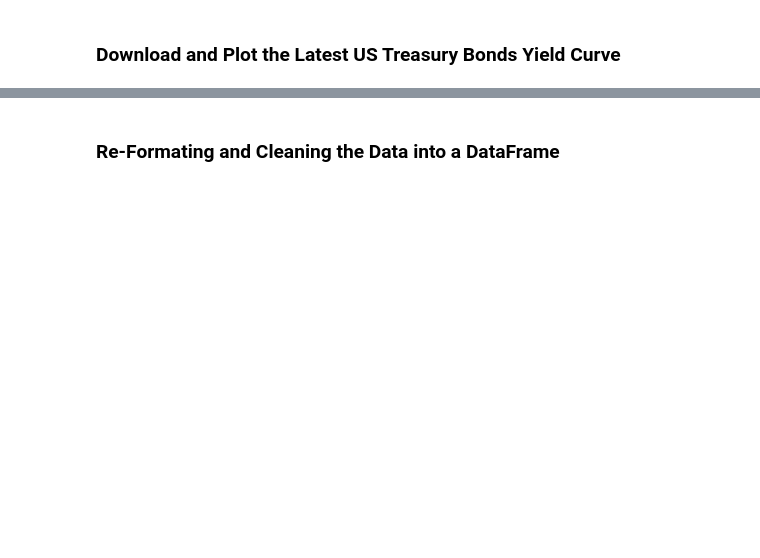
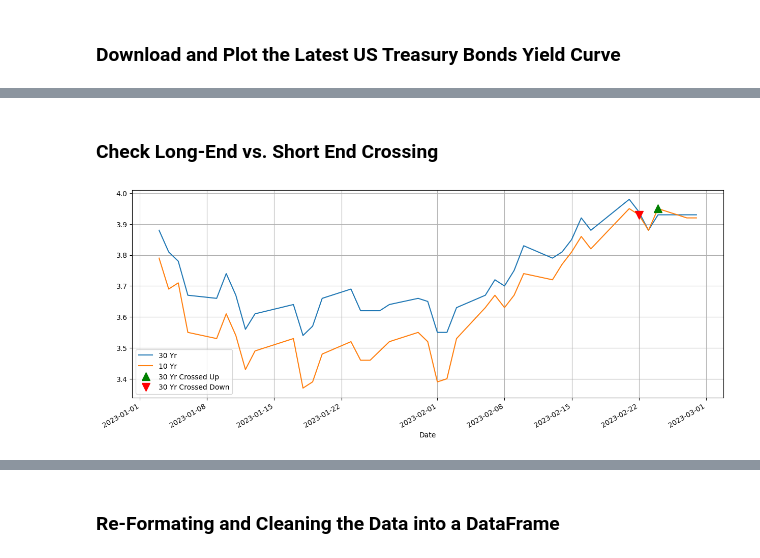
Before and after one commit to sabawi/United-States-Treasury-Bonds-Yield-Curve, a Jupyter notebook: US_Treasury_Yield_Curve.ipynb, the cells around one changed output, grey strips where cells are left out. Cells and saved outputs as stored; diff of their text form; code cells hidden in the pictures; blank space fills up the shorter version.

```diff
--- a/US_Treasury_Yield_Curve.ipynb
+++ b/US_Treasury_Yield_Curve.ipynb
@@ -33,0 +60,13 @@ Yield Data:
+# %%
+print('Yield Data:')
+# display(yield_curve_df)
+yc_1 = yield_curve_df.copy(deep=True)
+yc_1['Date'] = pd.to_datetime(yc_1['Date'])
+yc_1 = yc_1.set_index('Date')
+# print(yc_1.index)
+for i in range(1,len(yc_1.columns)):
+    yc_1.iloc[1:,i] = pd.to_numeric(yc_1.iloc[1:,i],errors='coerce')
+# yc_1.info()
+yc_1_diff = round(yc_1.pct_change(periods=1)*100,3)
+yc_1_diff.dropna()
+yc_1.iloc[:8,4:]
@@ -33,0 +85,9 @@ Yield Data:
+# %% [markdown]
+### Check Long-End vs. Short End Crossing
+# %%
+crossing_series, crossed_up, crossed_down=find_crossings(yc_1['10 Yr'],yc_1['30 Yr'])
+
+plot_crossing_series(series2=yc_1['10 Yr'],series1=yc_1['30 Yr'],
+                     crossed_up=crossed_up,crossed_down=crossed_down)
+# %% [output]
+[figure, added]
```
Also changed, not shown: parts of 15 cells of this notebook, 2 other files.
